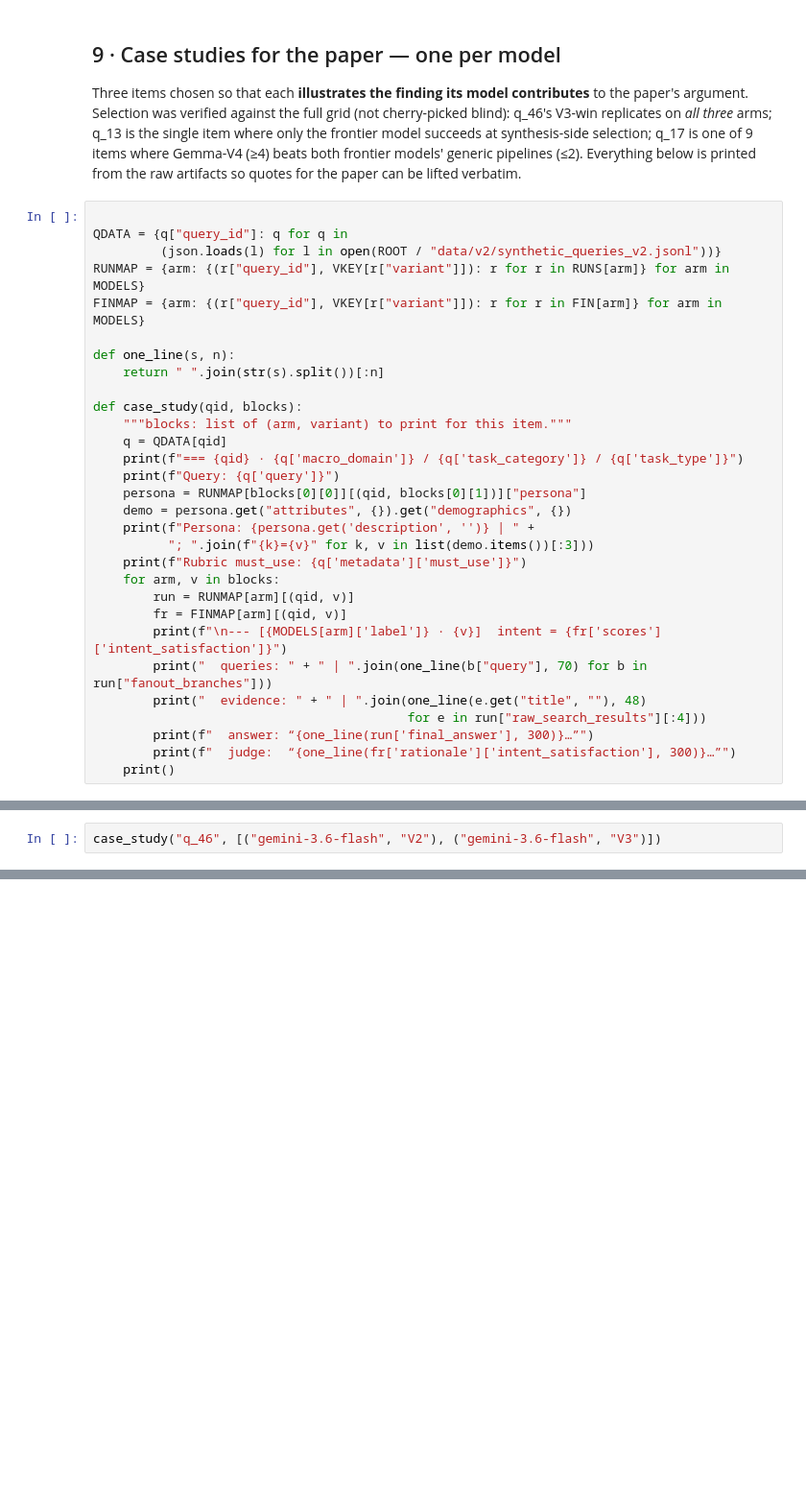
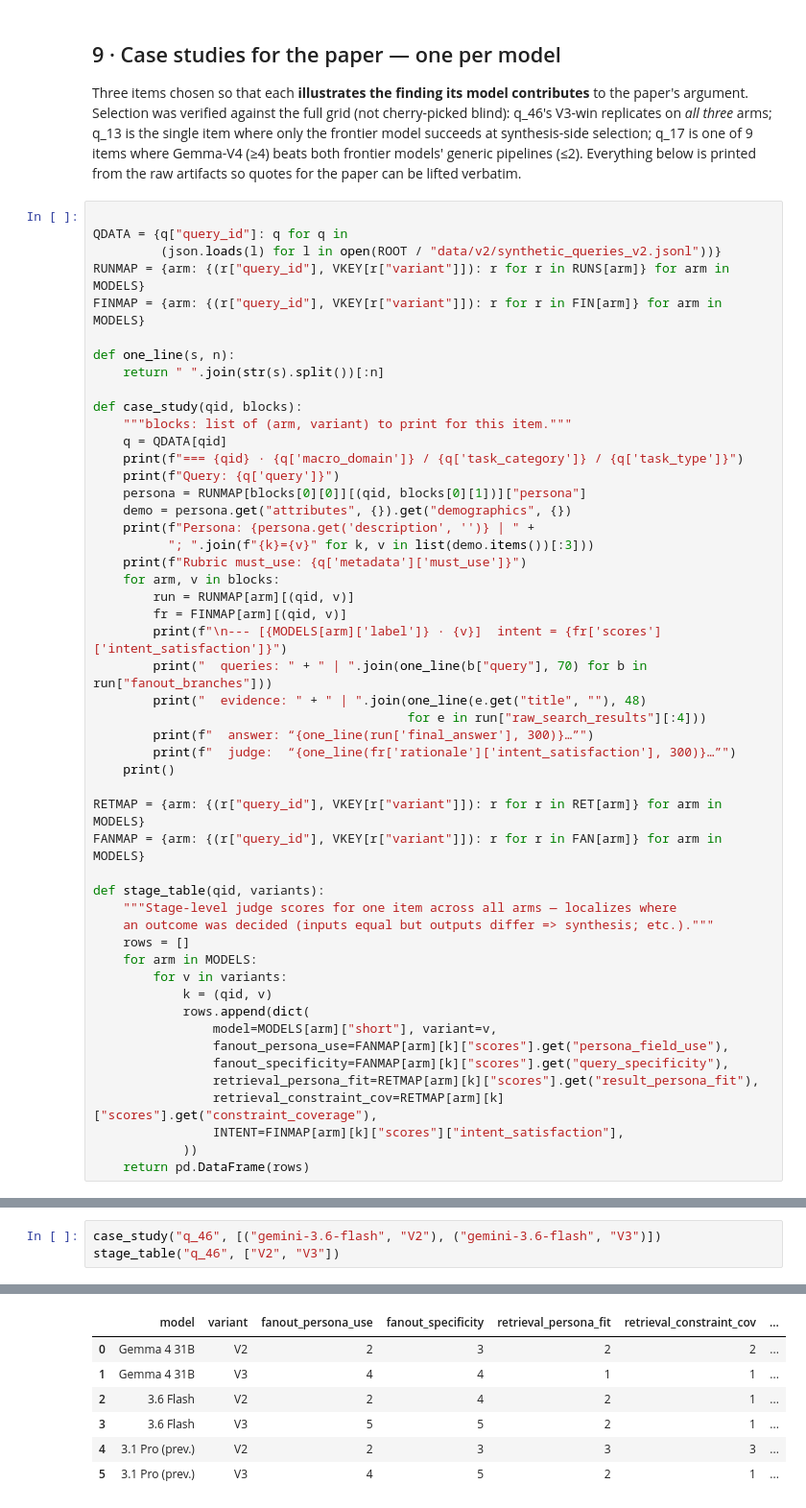
Before and after one commit to Yuanchen-Wu/personalized-search-agent-research, a Jupyter notebook: notebooks/c1_v2_multimodel_analysis.ipynb, the cells around one changed output, grey strips where cells are left out. Shown at 96% size. Drawn from its saved outputs; the diff is of its cells as text; blank space fills up the shorter version.

```diff
--- a/notebooks/c1_v2_multimodel_analysis.ipynb
+++ b/notebooks/c1_v2_multimodel_analysis.ipynb
@@ -469,6 +469,26 @@ def case_study(qid, blocks):
         print(f"  answer: “{one_line(run['final_answer'], 300)}…”")
         print(f"  judge:  “{one_line(fr['rationale']['intent_satisfaction'], 300)}…”")
     print()
+
+RETMAP = {arm: {(r["query_id"], VKEY[r["variant"]]): r for r in RET[arm]} for arm in MODELS}
+FANMAP = {arm: {(r["query_id"], VKEY[r["variant"]]): r for r in FAN[arm]} for arm in MODELS}
+
+def stage_table(qid, variants):
+    """Stage-level judge scores for one item across all arms — localizes where
+    an outcome was decided (inputs equal but outputs differ => synthesis; etc.)."""
+    rows = []
+    for arm in MODELS:
+        for v in variants:
+            k = (qid, v)
+            rows.append(dict(
+                model=MODELS[arm]["short"], variant=v,
+                fanout_persona_use=FANMAP[arm][k]["scores"].get("persona_field_use"),
+                fanout_specificity=FANMAP[arm][k]["scores"].get("query_specificity"),
+                retrieval_persona_fit=RETMAP[arm][k]["scores"].get("result_persona_fit"),
+                retrieval_constraint_cov=RETMAP[arm][k]["scores"].get("constraint_coverage"),
+                INTENT=FINMAP[arm][k]["scores"]["intent_satisfaction"],
+            ))
+    return pd.DataFrame(rows)
 # %% [markdown]
 ### 9a · Gemini 3.6 Flash — q_46: personalization travels through the evidence
 
@@ -485,22 +516,30 @@ so the example is representative, not an outlier of one model.
 # %%
 case_study("q_46", [("gemini-3.6-flash", "V2"), ("gemini-3.6-flash", "V3")])
+stage_table("q_46", ["V2", "V3"])
 # %% [output]
 === q_46 · legal_info / legal_issue_explanation / synthesis_sensitive
 Query: What steps should I take if someone threatens legal action over a post I made?
 Persona: Online creator worried about copyright, takedowns, privacy, defamation, and platform policies. | profile=Online creator / Influencer; platforms=YouTube/TikTok/Substack; content_type=Video / W ...
 Rubric must_use: ['DMCA counter-notice process', 'fair use defense', 'defamation vs. protected opinion', 'platform dispute mechanisms', 'anti-SLAPP protections']
 
 --- [Gemini 3.6 Flash · V2]  intent = 2
   queries: steps to take if threatened with lawsuit over social media post | how to respond to cease and desist online post defamation | should you delete post after legal threat spoliation evidence | ...
   evidence: Posting on Social Media During a Lawsuit | Legal advice for social media slander and defama | You Can Now Be Sued Through Your Social Media Ac | Facing a Libel Threat Over a Facebook Post? ...
   answer: “If someone threatens legal action over an online post you made, your immediate priorities should be preserving the evidence, refraining from public comment, and evaluating the threat before ...
   judge:  “The model provides a very generic guide on handling legal threats (preserving evidence, staying silent, evaluating formal service), but completely fails to cover the core creator issues spe ...
 
 --- [Gemini 3.6 Flash · V3]  intent = 5
   queries: what to do if threatened with defamation lawsuit online creator | how to handle copyright legal threat youtube fair use | cease and desist letter response steps for content creators | anti  ...
   evidence: What to Do if You Are Defamed on Social Media | Online Defamation | New York Internet Defamation | Libel and Slander on Social Media: When Posting  | Threatened with a lawsuit for online r ...
   answer: “If someone threatens legal action over a post you made online (such as a cease-and-desist letter or informal demand), here are the key steps you should take: ### 1. Stay Calm and Do Not Res ...
   judge:  “The response provides a comprehensive, structured guide tailored to someone facing a legal threat over an online post. It covers all key areas requested, including DMCA processes, fair use, ...
+|  | model | variant | fanout_persona_use | fanout_specificity | retrieval_persona_fit | retrieval_constraint_cov | ... |
+| 0 | Gemma 4 31B | V2 | 2 | 3 | 2 | 2 | ... |
+| 1 | Gemma 4 31B | V3 | 4 | 4 | 1 | 1 | ... |
+| 2 | 3.6 Flash | V2 | 2 | 4 | 2 | 1 | ... |
+| 3 | 3.6 Flash | V3 | 5 | 5 | 2 | 1 | ... |
+| 4 | 3.1 Pro (prev.) | V2 | 2 | 3 | 3 | 3 | ... |
+| 5 | 3.1 Pro (prev.) | V3 | 4 | 5 | 2 | 1 | ... |
 # %% [markdown]
 ### 9b · Gemini 3.1 Pro (preview) — q_13: capability substitutes for persona-retrieval
 
```
Also changed, not shown: parts of 7 cells of this notebook.
